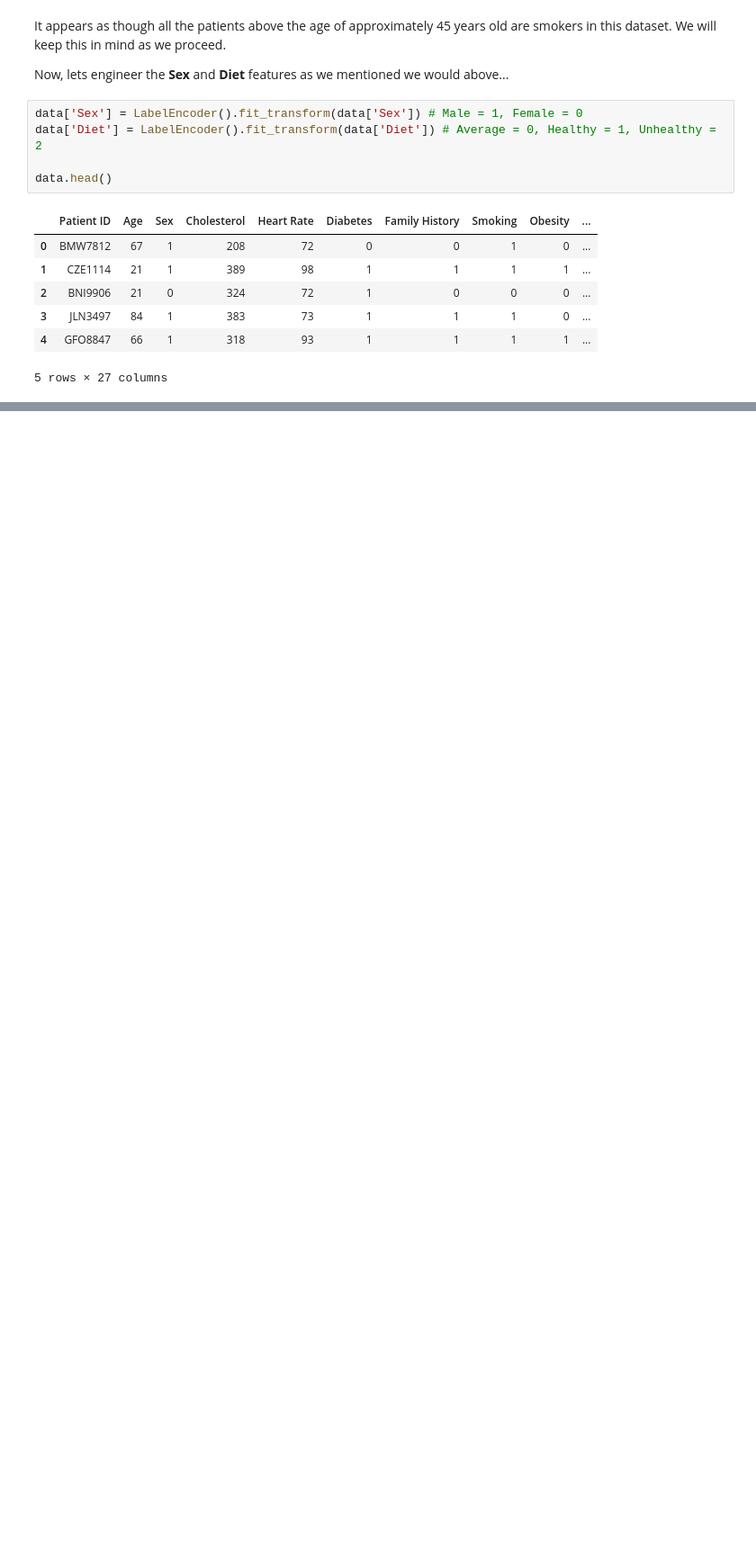
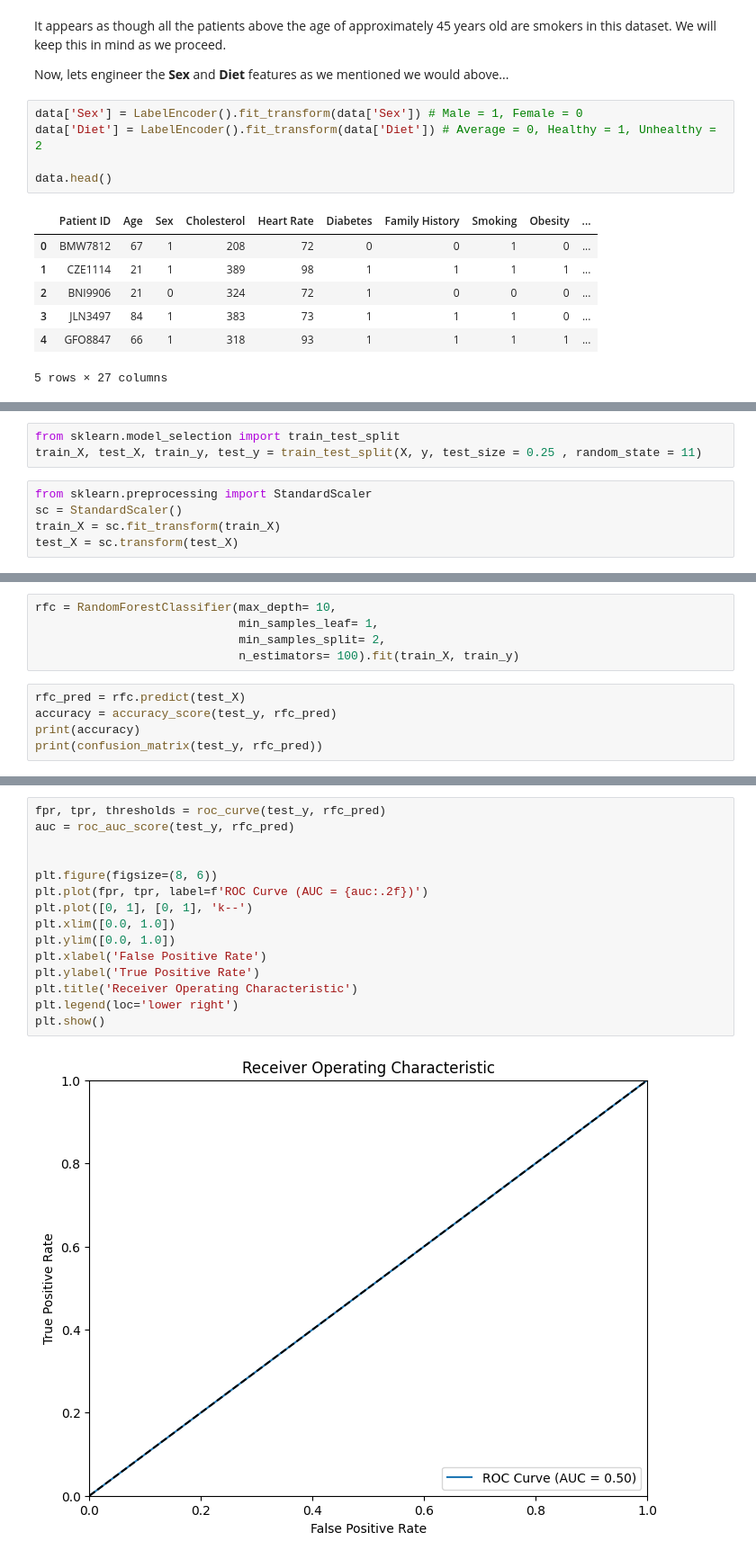
Before and after one commit to jafarvohra/DSCI6002-FinalProject, a Jupyter notebook: code/Heart_Attack_Risk_Predict.ipynb, the cells around one changed output, grey strips where cells are left out. Shown at 90% size. Cells and saved outputs as stored; diff of their text form; blank space fills up the shorter version.

```diff
--- a/code/Heart_Attack_Risk_Predict.ipynb
+++ b/code/Heart_Attack_Risk_Predict.ipynb
@@ -426,0 +452,8 @@ data.head()
+# %%
+from sklearn.model_selection import train_test_split
+train_X, test_X, train_y, test_y = train_test_split(X, y, test_size = 0.25 , random_state = 11)
+# %%
+from sklearn.preprocessing import StandardScaler
+sc = StandardScaler()
+train_X = sc.fit_transform(train_X)
+test_X = sc.transform(test_X)
@@ -426,0 +528,10 @@ data.head()
+# %%
+rfc = RandomForestClassifier(max_depth= 10,
+                             min_samples_leaf= 1,
+                             min_samples_split= 2,
+                             n_estimators= 100).fit(train_X, train_y)
+# %%
+rfc_pred = rfc.predict(test_X)
+accuracy = accuracy_score(test_y, rfc_pred)
+print(accuracy)
+print(confusion_matrix(test_y, rfc_pred))
@@ -426,0 +542,17 @@ data.head()
+# %%
+fpr, tpr, thresholds = roc_curve(test_y, rfc_pred)
+auc = roc_auc_score(test_y, rfc_pred)
+
+
+plt.figure(figsize=(8, 6))
+plt.plot(fpr, tpr, label=f'ROC Curve (AUC = {auc:.2f})')
+plt.plot([0, 1], [0, 1], 'k--')
+plt.xlim([0.0, 1.0])
+plt.ylim([0.0, 1.0])
+plt.xlabel('False Positive Rate')
+plt.ylabel('True Positive Rate')
+plt.title('Receiver Operating Characteristic')
+plt.legend(loc='lower right')
+plt.show()
+# %% [output]
+[figure, added]
```
Also changed, not shown: parts of 9 cells of this notebook.
